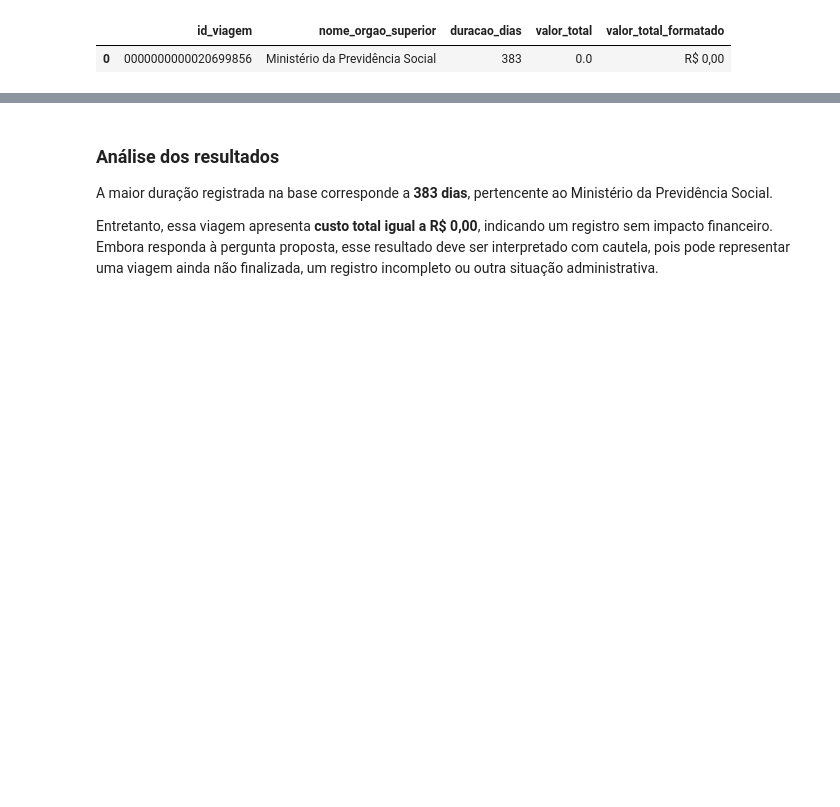
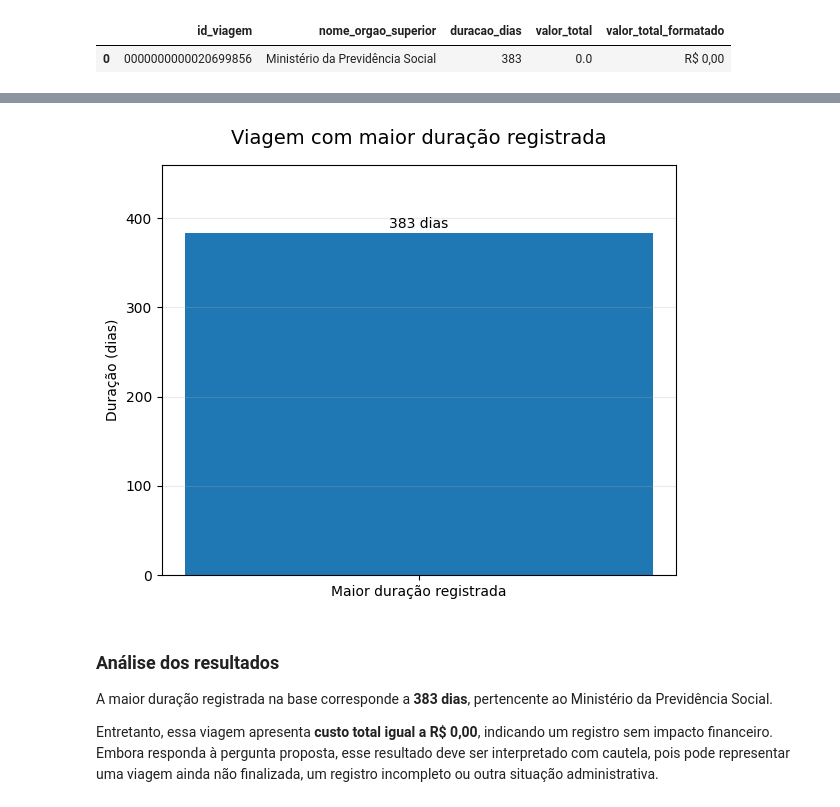
Before and after one commit to FernandaBarrosLinhares/Projeto-Final-Fernanda-Linhares, a Jupyter notebook: notebooks/3_analise.ipynb, the cells around one changed output, grey strips where cells are left out. Saved outputs shown, nothing was run; the diff lists cells and outputs as text; code cells hidden in the pictures; blank space fills up the shorter version.

Commit message:
Fix. Correção de graficos

```diff
--- a/notebooks/3_analise.ipynb
+++ b/notebooks/3_analise.ipynb
@@ -299,3 +321,56 @@ plt.show()
+# %%
+dados_grafico_q3 = pd.DataFrame({
+    'categoria': ['Maior duração registrada'],
+    'dias': [q3['duracao_dias'].iloc[0]]
+})
+
+
+fig, ax = plt.subplots(figsize=(6, 5))
+
+
+ax.bar(
+    dados_grafico_q3['categoria'],
+    dados_grafico_q3['dias']
+)
+
+
+ax.set_title(
+    'Viagem com maior duração registrada',
+    fontsize=14,
+    pad=15
+)
+
+ax.set_ylabel('Duração (dias)')
+ax.set_xlabel('')
+
+
+# espaço para o valor
+ax.set_ylim(
+    0,
+    dados_grafico_q3['dias'].iloc[0] * 1.20
+)
+
+
+ax.grid(
+    axis='y',
+    alpha=0.25
+)
+
+
+ax.text(
+    0,
+    dados_grafico_q3['dias'].iloc[0] + 2,
+    f"{dados_grafico_q3['dias'].iloc[0]} dias",
+    ha='center',
+    va='bottom',
+    fontsize=10
+)
+
+
+plt.tight_layout()
+plt.show()
+# %% [output]
+[figure, added]
 # %% [markdown]
 ### Análise dos resultados
 
```
Also changed, not shown: parts of 10 cells of this notebook.
